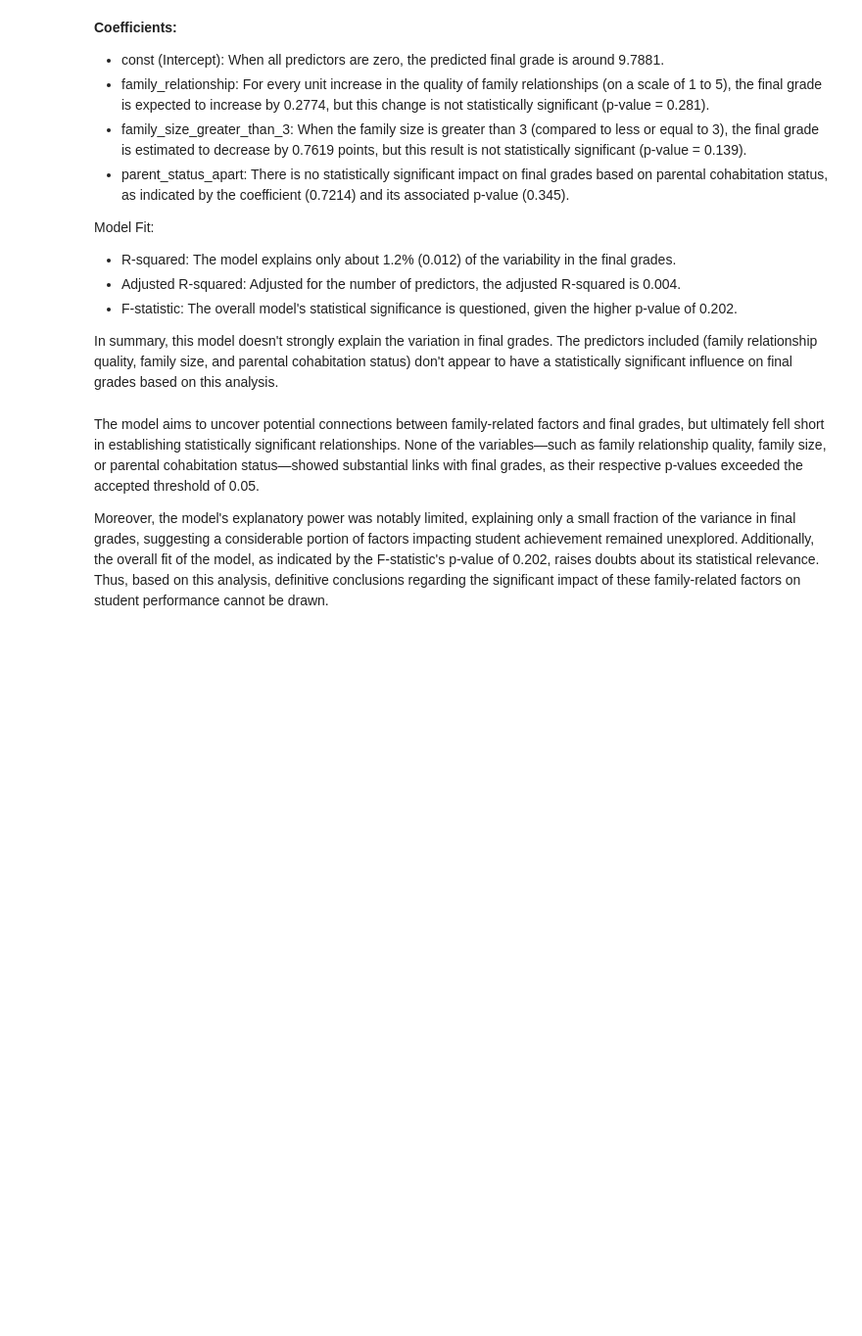
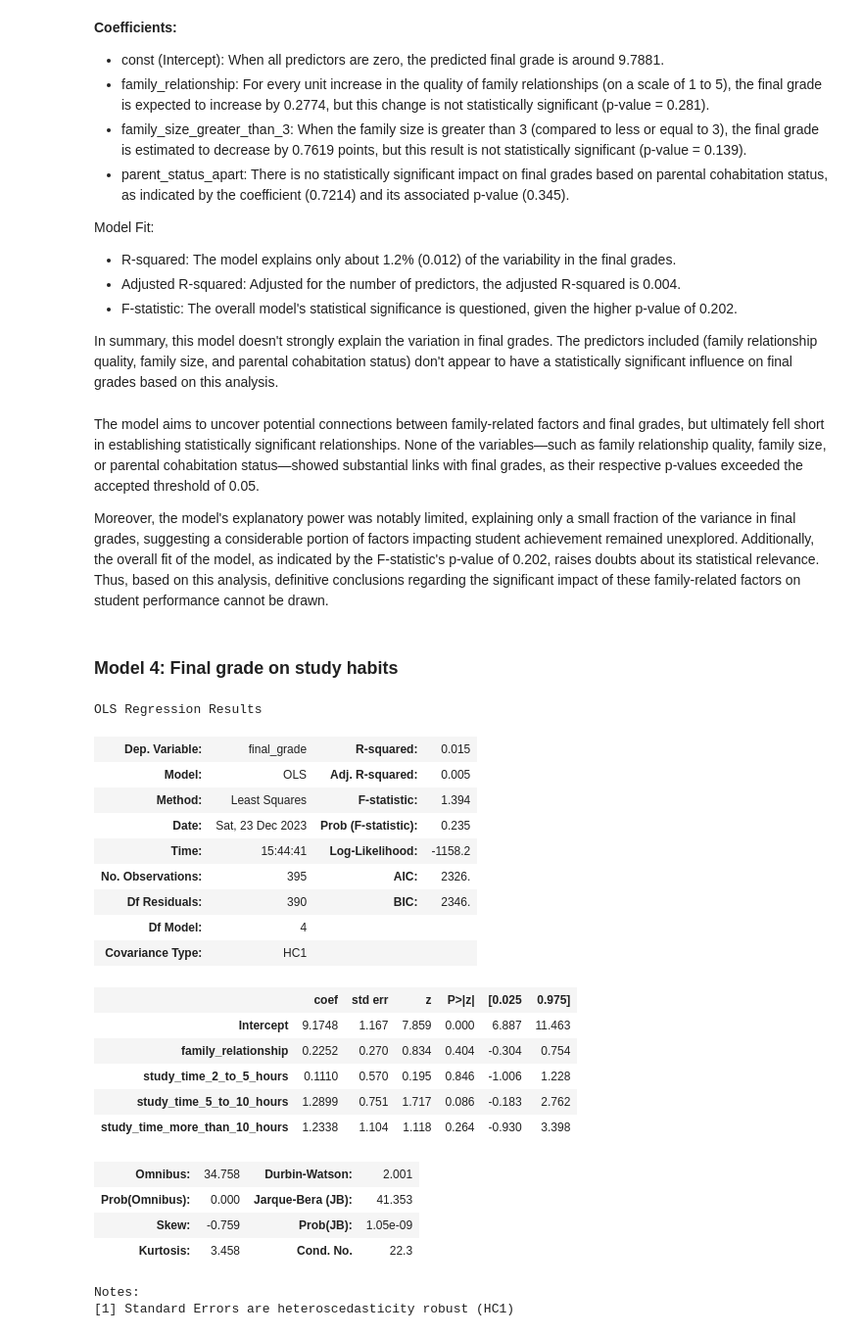
Before and after one commit to Alejandra-savagebriz/DA2, a Jupyter notebook: FinalProjectDA2_OK.ipynb, the cells around one changed output. Shown at 98% size. Drawn from its saved outputs; the diff is of its cells as text; code cells hidden in the pictures; blank space fills up the shorter version.

Commit message:
Addition of Model 4 code and intepretation

```diff
--- a/FinalProjectDA2_OK.ipynb
+++ b/FinalProjectDA2_OK.ipynb
@@ -932,3 +932,41 @@ In summary, this model doesn't strongly explain the variation in final grades. T
 The model aims to uncover potential connections between family-related factors and final grades, but ultimately fell short in establishing statistically significant relationships. None of the variables—such as family relationship quality, family size, or parental cohabitation status—showed substantial links with final grades, as their respective p-values exceeded the accepted threshold of 0.05.
 
 Moreover, the model's explanatory power was notably limited, explaining only a small fraction of the variance in final grades, suggesting a considerable portion of factors impacting student achievement remained unexplored. Additionally, the overall fit of the model, as indicated by the F-statistic's p-value of 0.202, raises doubts about its statistical relevance. Thus, based on this analysis, definitive conclusions regarding the significant impact of these family-related factors on student performance cannot be drawn.
+# %% [markdown]
+### Model 4: Final grade on study habits
+# %%
+import statsmodels.api as sm
+
+X = df[['family_relationship','study_time_2_to_5_hours','study_time_5_to_10_hours','study_time_more_than_10_hours']]
+y = df['final_grade']
+
+X = sm.add_constant(X)  # Add a constant term
+model = sm.OLS(y, X).fit()
+#print(model.summary())
+
+# use robust std
+reg4 = smf.ols(formula="final_grade~family_relationship+study_time_2_to_5_hours+study_time_5_to_10_hours+study_time_more_than_10_hours", data=df).fit(cov_type="HC1")
+reg4.summary()
+# %% [output]
+OLS Regression Results
+| Dep. Variable: | final_grade | R-squared: | 0.015 |
+| Model: | OLS | Adj. R-squared: | 0.005 |
+| Method: | Least Squares | F-statistic: | 1.394 |
+| Date: | Sat, 23 Dec 2023 | Prob (F-statistic): | 0.235 |
+| Time: | 15:44:41 | Log-Likelihood: | -1158.2 |
+| No. Observations: | 395 | AIC: | 2326. |
+| Df Residuals: | 390 | BIC: | 2346. |
+| Df Model: | 4 |  |  |
+| Covariance Type: | HC1 |  |  |
+|  | coef | std err | z | P>|z| | [0.025 | 0.975] |
+| Intercept | 9.1748 | 1.167 | 7.859 | 0.000 | 6.887 | 11.463 |
+| family_relationship | 0.2252 | 0.270 | 0.834 | 0.404 | -0.304 | 0.754 |
+| study_time_2_to_5_hours | 0.1110 | 0.570 | 0.195 | 0.846 | -1.006 | 1.228 |
+| study_time_5_to_10_hours | 1.2899 | 0.751 | 1.717 | 0.086 | -0.183 | 2.762 |
+| study_time_more_than_10_hours | 1.2338 | 1.104 | 1.118 | 0.264 | -0.930 | 3.398 |
+| Omnibus: | 34.758 | Durbin-Watson: | 2.001 |
+| Prob(Omnibus): | 0.000 | Jarque-Bera (JB): | 41.353 |
+| Skew: | -0.759 | Prob(JB): | 1.05e-09 |
+| Kurtosis: | 3.458 | Cond. No. | 22.3 |
+Notes:
+[1] Standard Errors are heteroscedasticity robust (HC1)
```
Also changed, not shown: parts of 2 cells of this notebook.
